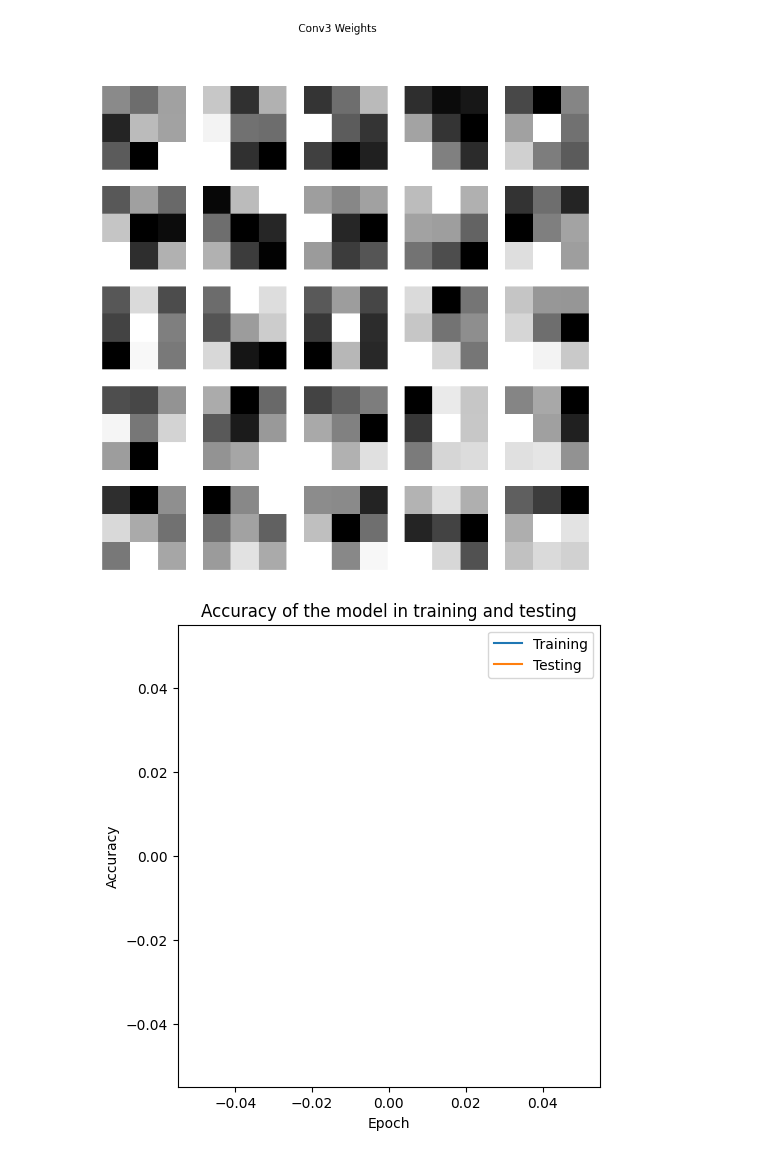
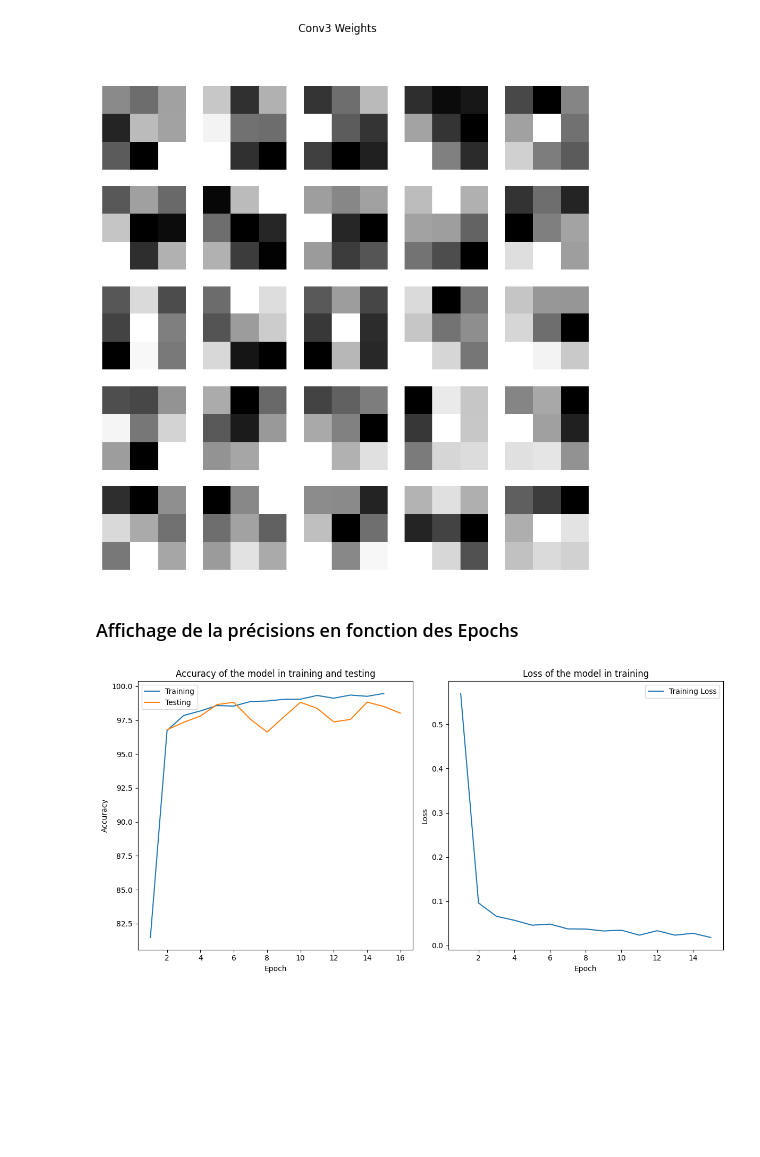
Before and after one commit to MathisAulagnier/SignLanguageLetterRecognitionAI, a Jupyter notebook: src/notebooks/proj_ia_Victor.ipynb, the cells around one changed output. Drawn from its saved outputs; the diff is of its cells as text; code cells hidden in the pictures; blank space fills up the shorter version.

```diff
--- a/src/notebooks/proj_ia_Victor.ipynb
+++ b/src/notebooks/proj_ia_Victor.ipynb
@@ -56,5 +86,3 @@ plt.title('Number of Images per Letter in Training Dataset')
 plt.show()
 # %% [output]
 [figure]
-# %%
-history = {'train_loss': [], 'train_acc': [], 'test_loss': [], 'test_acc': []}
@@ -68,0 +93,19 @@ torch_y_test = torch.from_numpy(y_test).type(torch.LongTensor)
+# %%
+def evaluate(model, test_loader):
+    model.eval()  # Met le modèle en mode évaluation
+    correct = 0
+    total = 0
+    all_preds = []
+    all_labels = []
+    with torch.no_grad():  # Désactive la traçabilité des gradients
+        for test_imgs, test_labels in test_loader:
+            test_imgs = test_imgs.float()
+            output = model(test_imgs)
+            predicted = torch.max(output, 1)[1]
+            correct += (predicted == test_labels).sum().item()
+            total += test_labels.size(0)
+            all_preds.extend(predicted.cpu().numpy())
+            all_labels.extend(test_labels.cpu().numpy())
+    accuracy = 100 * correct / total
+    print("Test accuracy: {:.3f}%".format(accuracy))
+    return accuracy, all_labels, all_preds
@@ -212,3 +269,3 @@ ConvNet(
 # %%
-fit(cnn,train_loader)
+history = fit(cnn,train_loader,test_loader)
 # %% [output]
@@ -285,19 +406,29 @@ visualize_conv_weights(conv3_weights, "Conv3 Weights")
 [figure]
 [figure]
 [figure]
+# %% [markdown]
+### Affichage de la précisions en fonction des Epochs
 # %%
 def plot_performance(history):
     epochs = len(history['train_loss'])
     plt.figure(figsize=(12, 6))
     plt.subplot(1, 2, 1)
     plt.plot(range(1, epochs+1), history['train_acc'], label='Training')
-    plt.plot(range(1, epochs+1), history['test_acc'], label='Testing')
+    plt.plot(range(2, epochs+2), history['test_acc'], label='Testing')
     plt.title('Accuracy of the model in training and testing')
     plt.xlabel('Epoch')
     plt.ylabel('Accuracy')
     plt.legend()
+
+    plt.subplot(1, 2, 2)
+    plt.plot(range(1, epochs+1), history['train_loss'], label='Training Loss')
+    plt.title('Loss of the model in training')
+    plt.xlabel('Epoch')
+    plt.ylabel('Loss')
+    plt.legend()
+
+    plt.tight_layout()
     plt.show()
-
 plot_performance(history)
 # %% [output]
-[figure, old version]
+[figure, new version]
```
Also changed, not shown: parts of 33 cells of this notebook, 1 other file.
